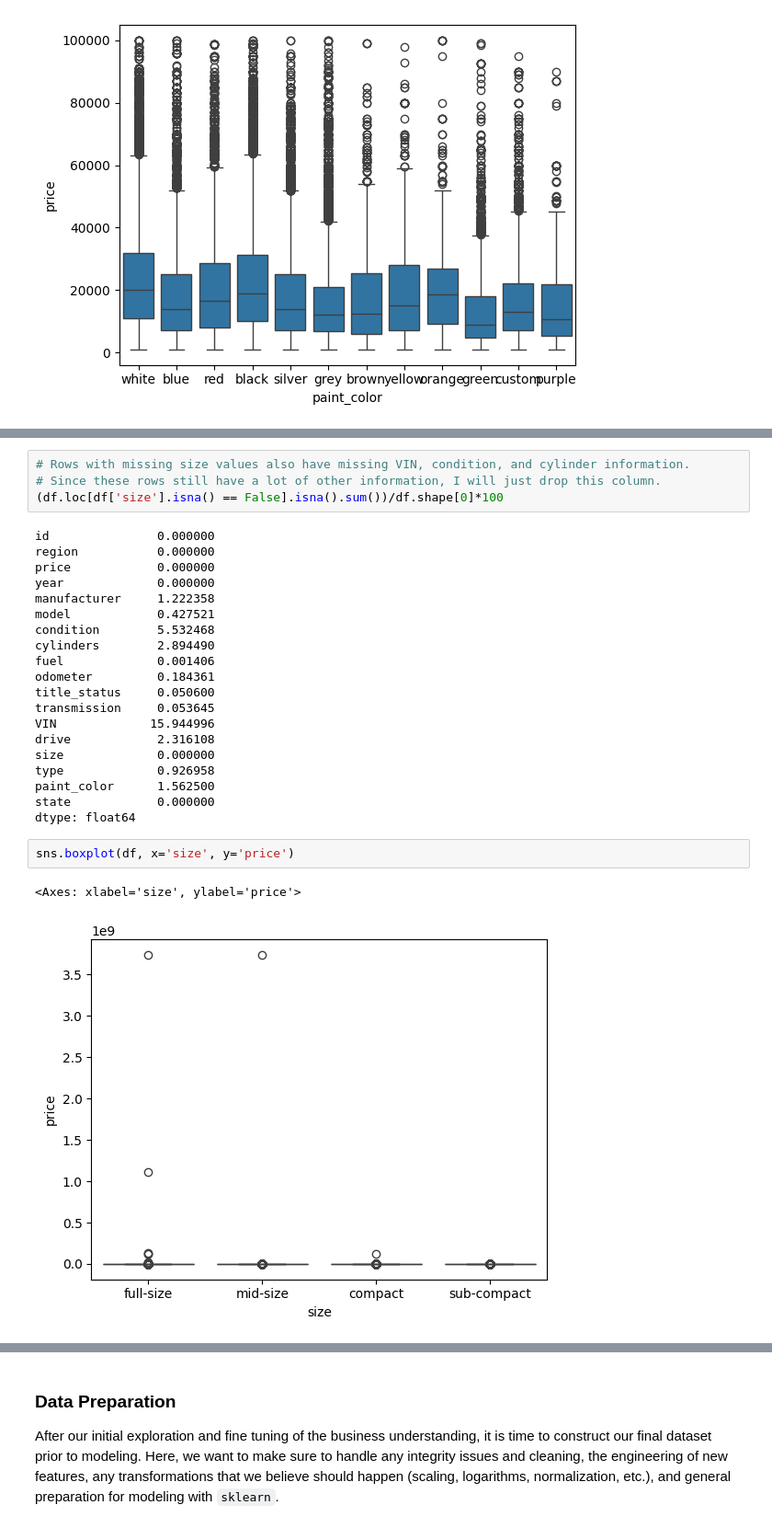
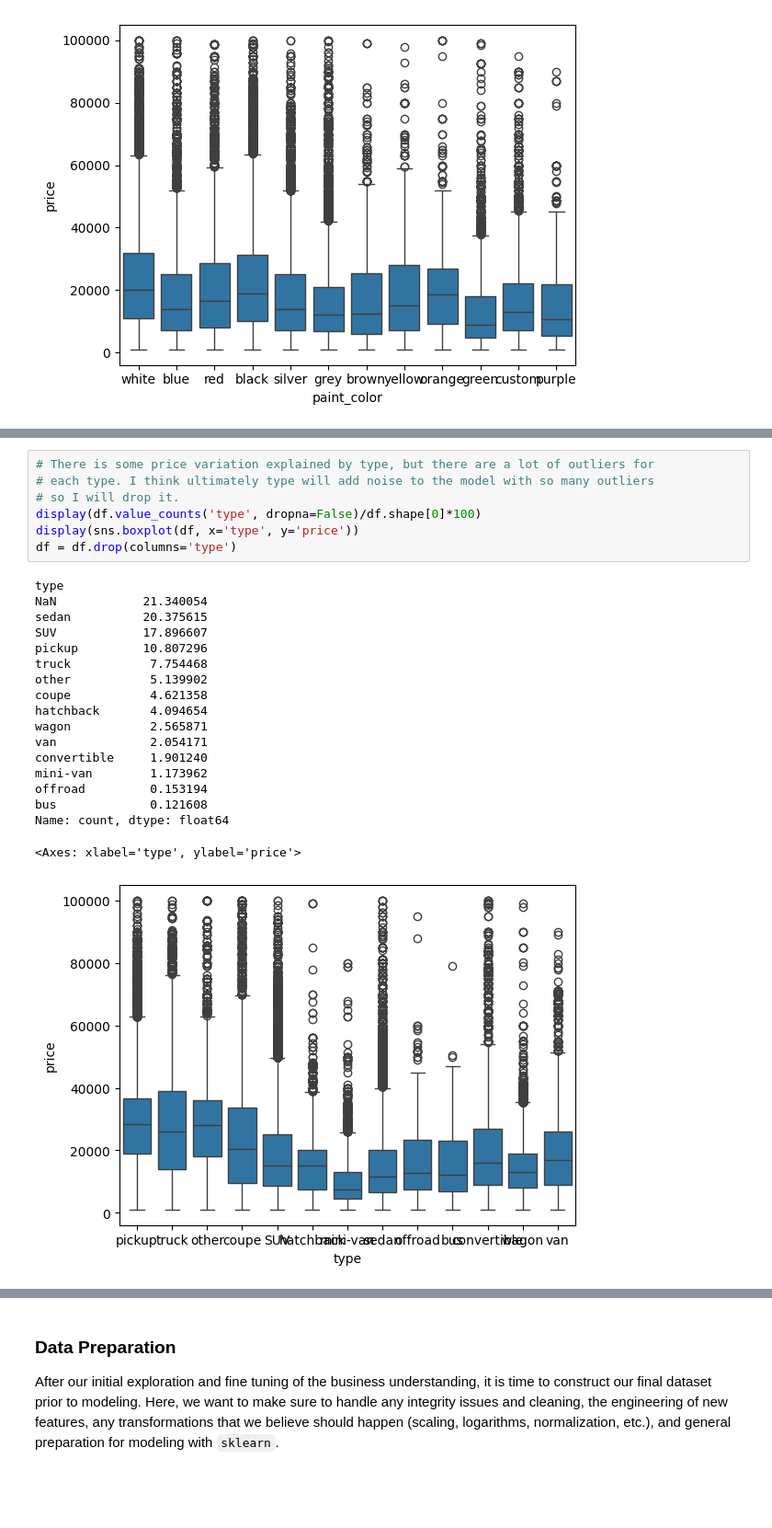
Before and after one commit to Raesu/pcmlai, a Jupyter notebook: Module 11/prompt_II.ipynb, the cells around one changed output, grey strips where cells are left out. Shown at 92% size. Cells and saved outputs as stored; diff of their text form; blank space fills up the shorter version.

```diff
--- a/Module 11/prompt_II.ipynb
+++ b/Module 11/prompt_II.ipynb
@@ -256,29 +202,26 @@ Name: count, dtype: int64
-# %%
-# Rows with missing size values also have missing VIN, condition, and cylinder information.
-# Since these rows still have a lot of other information, I will just drop this column.
-(df.loc[df['size'].isna() == False].isna().sum())/df.shape[0]*100
-# %% [output]
-id               0.000000
-region           0.000000
-price            0.000000
-year             0.000000
-manufacturer     1.222358
-model            0.427521
-condition        5.532468
-cylinders        2.894490
-fuel             0.001406
-odometer         0.184361
-title_status     0.050600
-transmission     0.053645
-VIN             15.944996
-drive            2.316108
-size             0.000000
-type             0.926958
-paint_color      1.562500
-state            0.000000
-dtype: float64
-# %%
-sns.boxplot(df, x='size', y='price')
-# %% [output]
-<Axes: xlabel='size', ylabel='price'>
-[figure, removed]
+# %%
+# There is some price variation explained by type, but there are a lot of outliers for
+# each type. I think ultimately type will add noise to the model with so many outliers
+# so I will drop it.
+display(df.value_counts('type', dropna=False)/df.shape[0]*100)
+display(sns.boxplot(df, x='type', y='price'))
+df = df.drop(columns='type')
+# %% [output]
+type
+NaN            21.340054
+sedan          20.375615
+SUV            17.896607
+pickup         10.807296
+truck           7.754468
+other           5.139902
+coupe           4.621358
+hatchback       4.094654
+wagon           2.565871
+van             2.054171
+convertible     1.901240
+mini-van        1.173962
+offroad         0.153194
+bus             0.121608
+Name: count, dtype: float64
+<Axes: xlabel='type', ylabel='price'>
+[figure, added]
```
Also changed, not shown: parts of 31 cells of this notebook.
